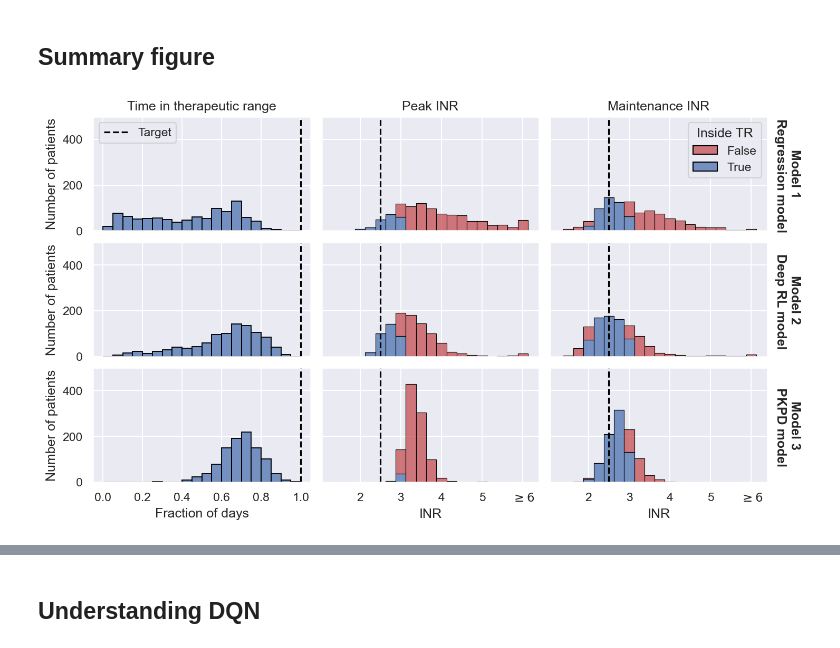
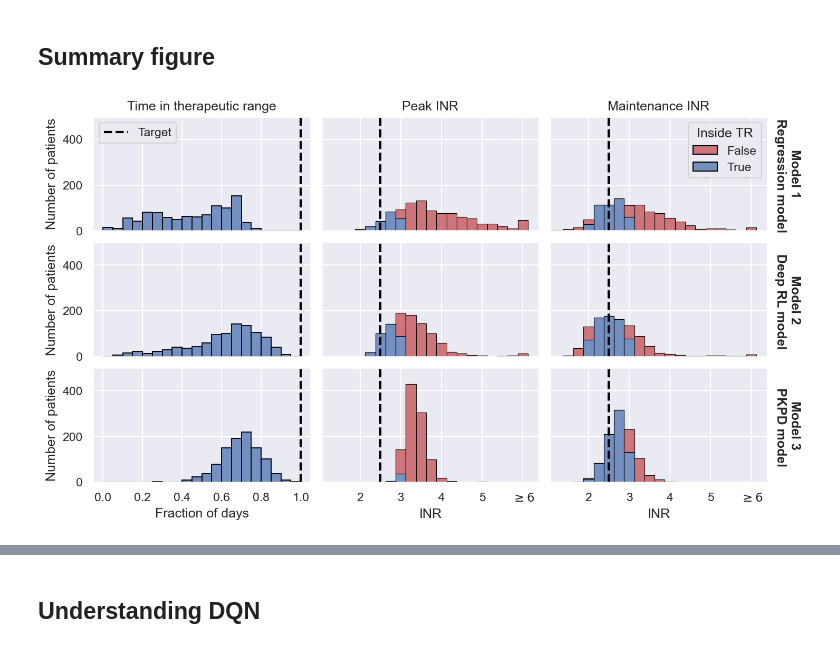
Before and after one commit to DavAug/mipd-warfarin, a Jupyter notebook: results/1_systems_pharmacology_model/results.ipynb, the cells around one changed output, grey strips where cells are left out. Drawn from its saved outputs; the diff is of its cells as text; code cells hidden in the pictures.

Commit message:
visualise dosing strategy

```diff
--- a/results/1_systems_pharmacology_model/results.ipynb
+++ b/results/1_systems_pharmacology_model/results.ipynb
@@ -129,18 +129,16 @@ dosing_regimens = {}
 doses = np.empty(shape=(len(df_doses.ID.dropna().unique()), days))
 for idx, _id in enumerate(df_doses.ID.dropna().unique()):
     temp = df_doses[df_doses.ID == _id]
-    doses[idx] = np.array(
-        [10, 7.5, 5]
-        + [temp['Maintenance dose'].values[0]] * (days-3))
+    doses[idx] = np.array([temp['Maintenance dose'].values[0]] * (days))
 
 # Define IOV and EV
 ids = df_doses.ID.dropna().unique()
 rng = np.random.default_rng(seed=4)
 delays = rng.exponential(scale=0.5, size=(days, len(ids)))
-vk_input = get_vk_consumption(days, len(ids), seed=14)
+vk_input = get_vk_consumption(days+1, len(ids), seed=14)
 
 # Simulate INR response to treatment
-times = cal_time + np.linspace(0, days, 100, endpoint=False) * 24
+times = cal_time + np.arange(0, days+1) * 24
 inrs_1 = np.empty(shape=(len(ids), len(times)))
 error_model = chi.LogNormalErrorModel()
 for idx, _id in enumerate(ids):
@@ -161,24 +159,12 @@ dropout_1 = []
 indices = []
 for idx, inr in enumerate(inrs_1):
     if np.any(inr > 6):
-        dropout_1.append(inr)
+        dropout_1.append(idx)
 
         # Set INRs to 8 for convenience of plotting
         inr[inr > 6] = 6
         inrs_1[idx] = inr
 dropout_1 = np.array(dropout_1)
-# %%
-# Filter out individuals with INR > 6
-dropout_1 = []
-indices = []
-for idx, inr in enumerate(inrs_1):
-    if np.any(inr > 6):
-        dropout_1.append(inr)
-
-        # Set INRs to 8 for convenience of plotting
-        inr[inr > 6] = 6
-        inrs_1[idx] = inr
-dropout_1 = np.array(dropout_1)
 # %% [markdown]
 Visualise treatment response
 # %%
@@ -481,7 +467,7 @@ dropout_3 = []
 indices = []
 for idx, inr in enumerate(inrs_3):
     if np.any(inr[:, 1] > 6):
-        dropout_3.append(inr)
+        dropout_3.append(idx)
 
         # Set INRs to 6 for convenience of plotting
         inr = inr[:, 1]
@@ -782,7 +768,8 @@ bins2 = np.arange(0, 1.05, 0.05)
 sns.histplot(
     ttr, ax=axes[0], bins=bins2,
     edgecolor='black')
-axes[0].axvline(x=1, color='black', linestyle='dashed', label='Target')
+axes[0].axvline(
+    x=1, color='black', linestyle='dashed', linewidth=2, label='Target')
 
 # Plot distribution of peak INR
 bins = np.arange(0.125, 8.6, 0.25)
@@ -793,7 +780,7 @@ sns.histplot(
     df, x='INR', hue='Inside TR', ax=axes[1], multiple='stack', bins=bins,
     palette=[sns.color_palette()[3], sns.color_palette()[0]], legend=False,
     edgecolor='black')
-axes[1].axvline(x=2.5, color='black', linestyle='dashed')
+axes[1].axvline(x=2.5, color='black', linestyle='dashed', linewidth=2)
 
 # # Plot maintenance INR distirbution
 final_inrs = inrs_1[:, -1]
@@ -803,7 +790,7 @@ sns.histplot(
     df, x='INR', hue='Inside TR', ax=axes[2], multiple='stack', bins=bins,
     palette=[sns.color_palette()[3], sns.color_palette()[0]],
     edgecolor='black')
-axes[2].axvline(x=2.5, color='black', linestyle='dashed')
+axes[2].axvline(x=2.5, color='black', linestyle='dashed', linewidth=2)
 
 # Plot time in therapeutic range
 in_tr = (inrs_3[:, :, 1] >= 2) & (inrs_3[:, :, 1] <= 3)
@@ -811,7 +798,7 @@ ttr = np.mean(in_tr, axis=1)
 sns.histplot(
     ttr, ax=axes[3], bins=bins2,
     edgecolor='black')
-axes[3].axvline(x=1, color='black', linestyle='dashed')
+axes[3].axvline(x=1, color='black', linestyle='dashed', linewidth=2)
 
 # Plot distribution of peak INR
 max_inrs = np.max(inrs_3[:, :, 1], axis=1)
@@ -821,7 +808,7 @@ sns.histplot(
     df, x='INR', hue='Inside TR', ax=axes[4], multiple='stack', bins=bins,
     palette=[sns.color_palette()[3], sns.color_palette()[0]], legend=False,
     edgecolor='black')
-axes[4].axvline(x=2.5, color='black', linestyle='dashed')
+axes[4].axvline(x=2.5, color='black', linestyle='dashed', linewidth=2)
 
 # Plot maintenance INR distirbution
 final_inrs = inrs_3[:, -1, 1]
@@ -831,7 +818,7 @@ sns.histplot(
     df, x='INR', hue='Inside TR', ax=axes[5], multiple='stack', bins=bins,
     palette=[sns.color_palette()[3], sns.color_palette()[0]], legend=False,
     edgecolor='black')
-axes[5].axvline(x=2.5, color='black', linestyle='dashed')
+axes[5].axvline(x=2.5, color='black', linestyle='dashed', linewidth=2)
 
 # Plot time in therapeutic range
 in_tr = (inrs_4[:, :, 1] >= 2) & (inrs_4[:, :, 1] <= 3)
@@ -839,7 +826,7 @@ ttr = np.mean(in_tr, axis=1)
 sns.histplot(
     ttr, ax=axes[6], bins=bins2,
     edgecolor='black')
-axes[6].axvline(x=1, color='black', linestyle='dashed')
+axes[6].axvline(x=1, color='black', linestyle='dashed', linewidth=2)
 
 # Plot distribution of peak INR
 max_inrs = np.max(inrs_4[:, :, 1], axis=1)
@@ -849,7 +836,7 @@ sns.histplot(
     df, x='INR', hue='Inside TR', ax=axes[7], multiple='stack', bins=bins,
     palette=[sns.color_palette()[3], sns.color_palette()[0]], legend=False,
     edgecolor='black')
-axes[7].axvline(x=2.5, color='black', linestyle='dashed')
+axes[7].axvline(x=2.5, color='black', linestyle='dashed', linewidth=2)
 
 # Plot maintenance INR distirbution
 final_inrs = inrs_4[:, -1, 1]
@@ -859,7 +846,7 @@ sns.histplot(
     df, x='INR', hue='Inside TR', ax=axes[8], multiple='stack', bins=bins,
     palette=[sns.color_palette()[3], sns.color_palette()[0]], legend=False,
     edgecolor='black')
-axes[8].axvline(x=2.5, color='black', linestyle='dashed')
+axes[8].axvline(x=2.5, color='black', linestyle='dashed', linewidth=2)
 
 # Label axes
 axes[0].set_xlabel('')
@@ -915,31 +902,31 @@ axes[8].set_xlabel('INR')
 axes[8].set_xlim([1.05, 6.4])
 axes[8].set_ylim([0, 499])
 axes[8].set_ylabel('')
 axes[8].set_yticklabels(labels=[], visible=False)
 axes[8].set_xticks([2, 3, 4, 5, 6])
 axes[8].set_xticklabels(labels=['2', '3', '4', '5', r'$\geq6$'])
 
 axes[0].legend()
 
 axes[0].set_title('Time in therapeutic range')
 axes[1].set_title('Peak INR')
 axes[2].set_title('Maintenance INR')
 
 axes[2].yaxis.set_label_position("right")
 axes[2].set_ylabel(
     'Model 1\n Regression model', rotation=-90, labelpad=30, fontweight='bold')
 axes[5].yaxis.set_label_position("right")
 axes[5].set_ylabel(
     'Model 2\n Deep RL model', rotation=-90, labelpad=30, fontweight='bold')
 axes[8].yaxis.set_label_position("right")
 axes[8].set_ylabel(
     'Model 3\n PKPD model', rotation=-90, labelpad=30, fontweight='bold')
 
 plt.savefig('10_mipd_trial_results.pdf',
     bbox_inches='tight')
 plt.savefig('10_mipd_trial_results.tif',
     bbox_inches='tight')
 
 plt.show()
 # %% [output]
-[figure, old version]
+[figure, new version]
```
Also changed, not shown: parts of 2 cells of this notebook, 2 other files.
